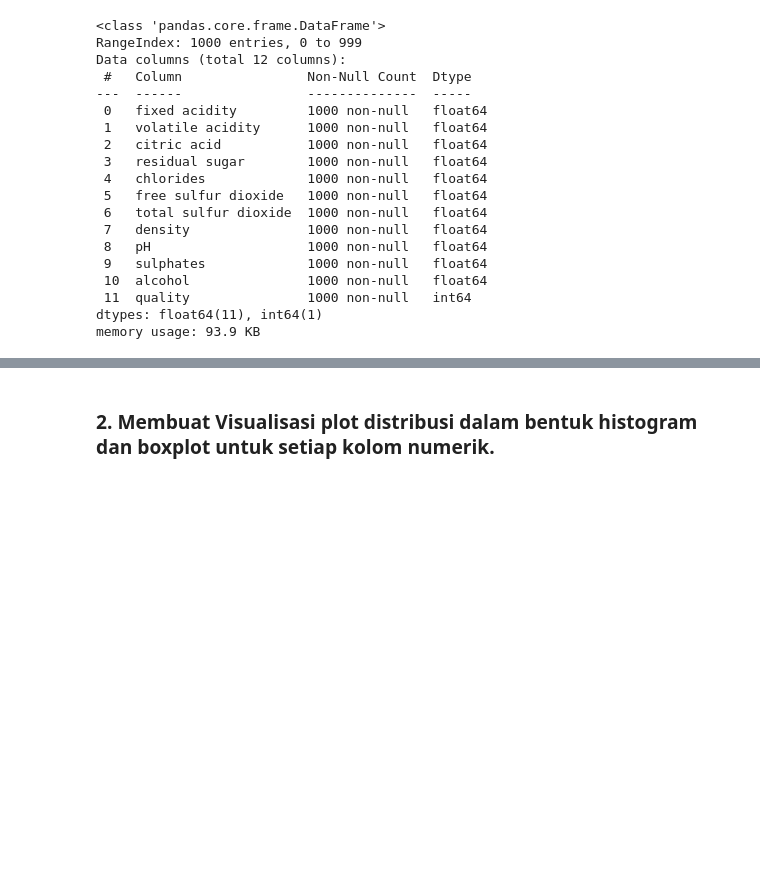
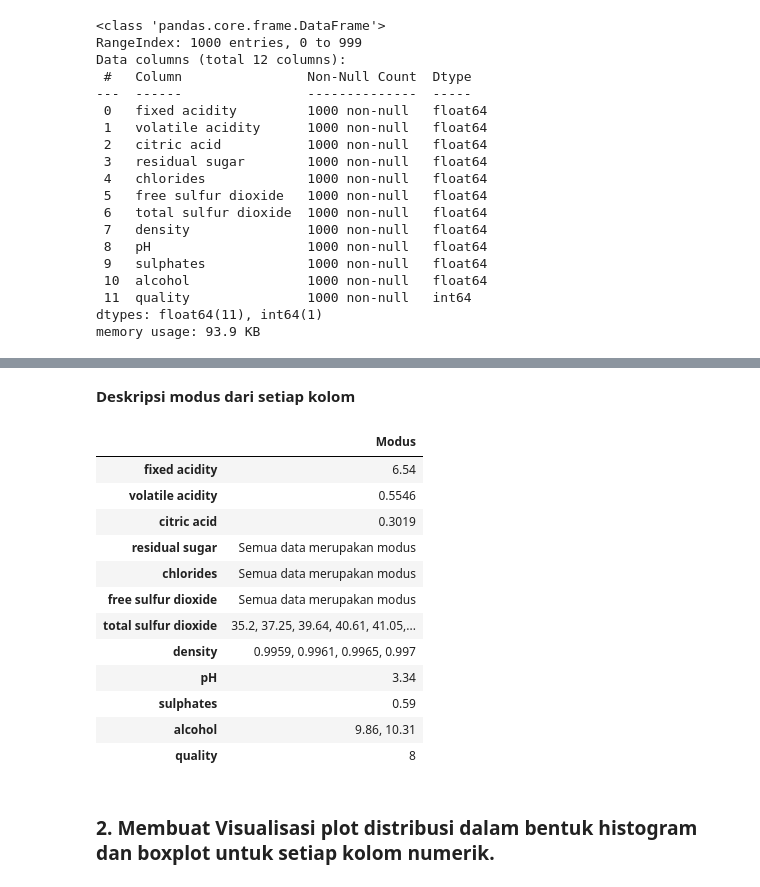
Before and after one commit to SaddamAnnais/K1-T1-IF2220-13521099, a Jupyter notebook: main.ipynb, the cells around one changed output, grey strips where cells are left out. Cells and saved outputs as stored; diff of their text form; code cells hidden in the pictures; blank space fills up the shorter version.

```diff
--- a/main.ipynb
+++ b/main.ipynb
@@ -94,20 +94,35 @@ df
 # %%
 display(Markdown('**Deskripsi modus dari setiap kolom**'))
 list_mode=[]
 for i in range(12) :
     if(len(anggur[anggur.columns[i]].mode())==1000) :
         list_mode.append("Semua data merupakan modus")
     else :
         value=""
         for j in range(len(anggur[anggur.columns[i]].mode())) :
             if(j==len(anggur[anggur.columns[i]].mode())-1) :
-                value=value+str(anggur[columns[i]].mode()[j])
+                value=value+str(anggur[anggur.columns[i]].mode()[j])
             else :
-                value=value+str(anggur[columns[i]].mode()[j])+", "
+                value=value+str(anggur[anggur.columns[i]].mode()[j])+", "
         list_mode.append(value)
 
 df_mode = pd.DataFrame(list_mode, columns =['Modus'],index=anggur.columns)
 df_mode
+# %% [output]
+**Deskripsi modus dari setiap kolom**
+|  | Modus |
+| fixed acidity | 6.54 |
+| volatile acidity | 0.5546 |
+| citric acid | 0.3019 |
+| residual sugar | Semua data merupakan modus |
+| chlorides | Semua data merupakan modus |
+| free sulfur dioxide | Semua data merupakan modus |
+| total sulfur dioxide | 35.2, 37.25, 39.64, 40.61, 41.05,... |
+| density | 0.9959, 0.9961, 0.9965, 0.997 |
+| pH | 3.34 |
+| sulphates | 0.59 |
+| alcohol | 9.86, 10.31 |
+| quality | 8 |
 # %% [markdown]
 ### 2. Membuat Visualisasi plot distribusi dalam bentuk histogram dan boxplot untuk setiap kolom numerik.
 # %%
```
Also changed, not shown: parts of 14 cells of this notebook.
